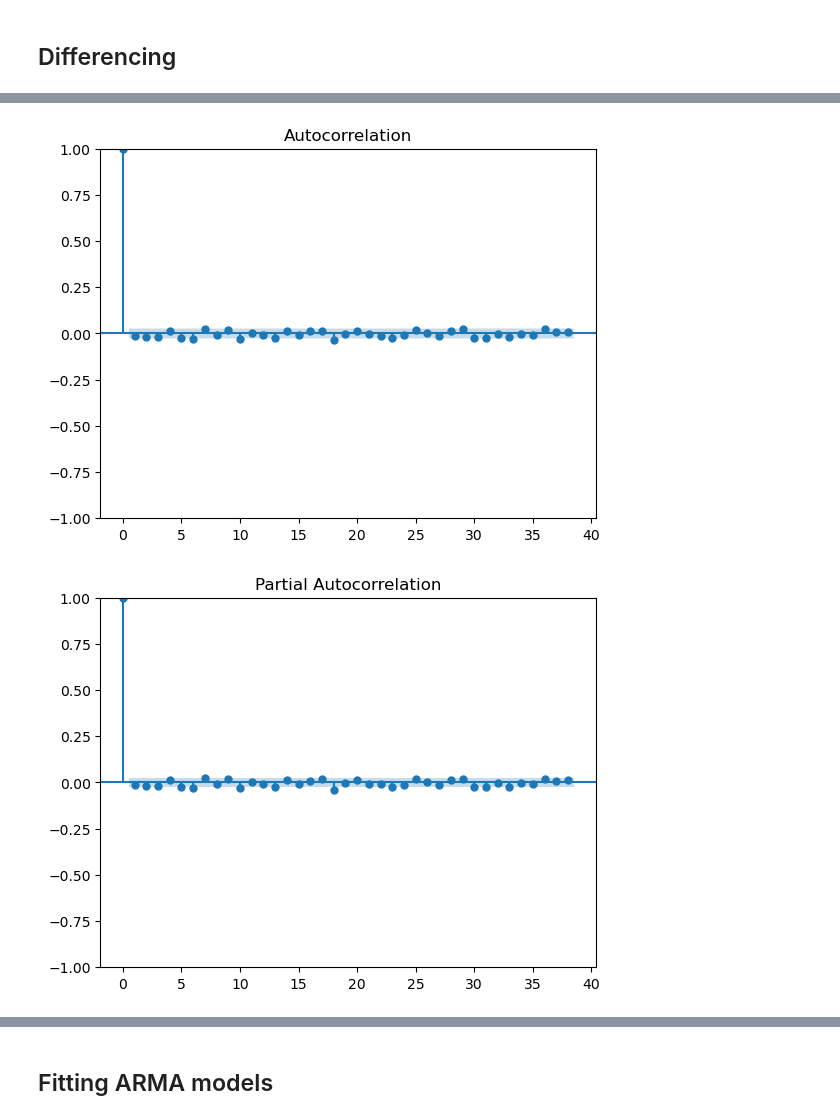
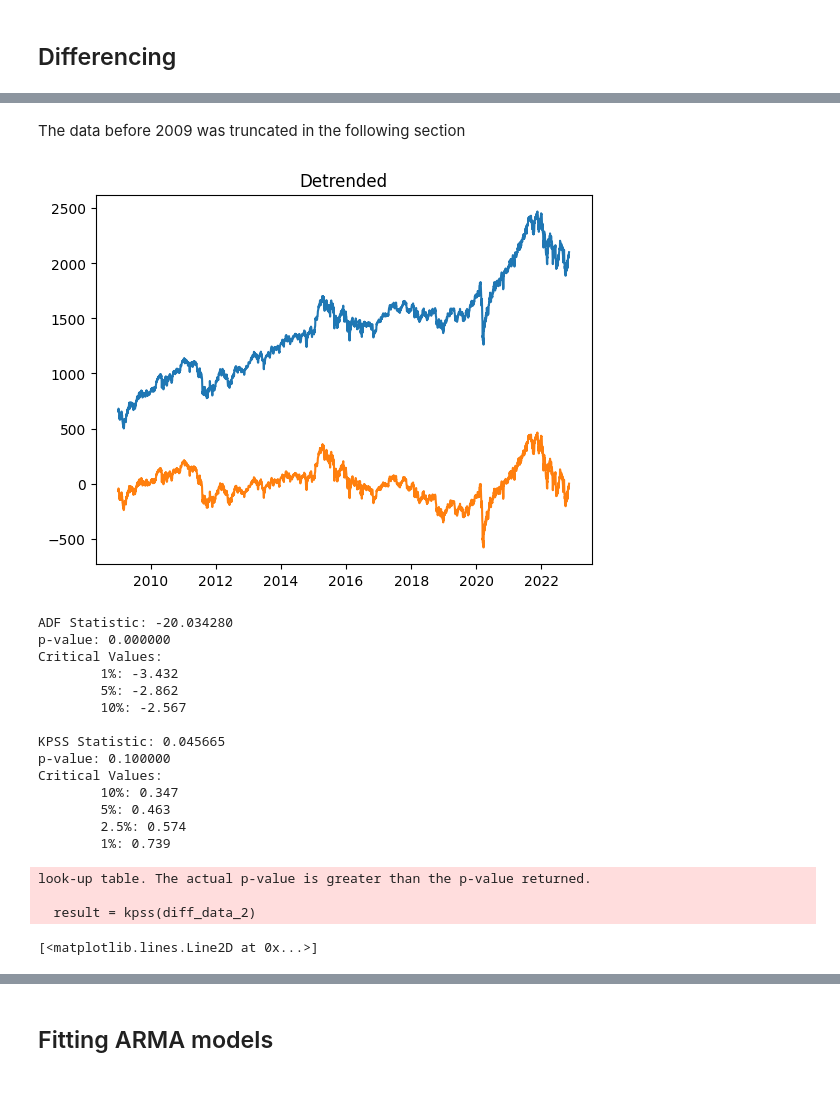
Before and after one commit to XindiLiu/TS_Project, a Jupyter notebook: partB.ipynb, the cells around one changed output, grey strips where cells are left out. Saved outputs shown, nothing was run; the diff lists cells and outputs as text; code cells hidden in the pictures; blank space fills up the shorter version.

```diff
--- a/partB.ipynb
+++ b/partB.ipynb
@@ -176,14 +220,67 @@ Critical Values:
 look-up table. The actual p-value is greater than the p-value returned.
 
   result = kpss(diff_data)
-# %%
-# plot the ACF and PACF
-plot_acf(diff_data)
-plt.show()
-# %% [output]
-[figure, removed]
-# %%
-plot_pacf(diff_data)
-plt.show()
-# %% [output]
-[figure, removed]
+# %% [markdown]
+The data before 2009 was truncated in the following section
+# %%
+##start from 2009:
+split_date = '2009-01-01'
+all_data_2 = all_data.loc[all_data["Date"] > split_date]
+
+
+#all_data_2["Closing price sq"] = all_data_2["Closing price"]**(0.5)
+
+train_data_2 = all_data_2["Closing price"].head(-365)
+plt.plot(all_data_2["Date"].head(-365), train_data_2)
+
+
+##detrend data
+train_data_2 = detrend(train_data_2)
+plt.plot(all_data_2["Date"].head(-365), train_data_2)
+plt.title("Detrended")
+plt.show()
+
+##differencing 2 times
+diff_data_2 = train_data_2.diff().dropna()
+diff_data_2 = diff_data_2.diff().dropna()
+
+
+##ADF test
+result = adfuller(diff_data_2)
+print('ADF Statistic: %f' % result[0])
+print('p-value: %f' % result[1])
+print('Critical Values:')
+for key, value in result[4].items():
+    print('\t%s: %.3f' % (key, value))
+
+# KPSS test
+from statsmodels.tsa.stattools import kpss
+result = kpss(diff_data_2)
+print('\nKPSS Statistic: %f' % result[0])
+print('p-value: %f' % result[1])
+print('Critical Values:')
+for key, value in result[3].items():
+    print('\t%s: %.3f' % (key, value))
+
+
+plt.plot(diff_data_2)
+# %% [output]
+[figure, added]
+ADF Statistic: -20.034280
+p-value: 0.000000
+Critical Values:
+        1%: -3.432
+        5%: -2.862
+        10%: -2.567
+
+KPSS Statistic: 0.045665
+p-value: 0.100000
+Critical Values:
+        10%: 0.347
+        5%: 0.463
+        2.5%: 0.574
+        1%: 0.739
+look-up table. The actual p-value is greater than the p-value returned.
+
+  result = kpss(diff_data_2)
+[<matplotlib.lines.Line2D at 0x...>]
```
Also changed, not shown: parts of 30 cells of this notebook.
